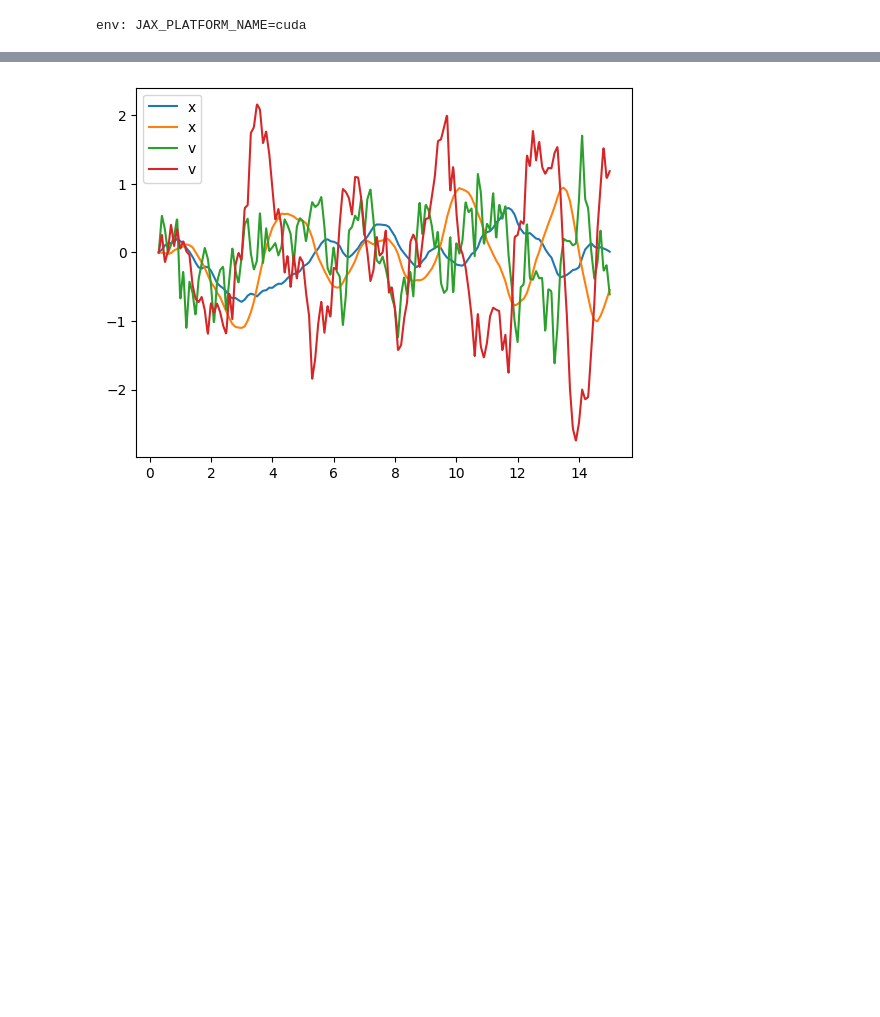
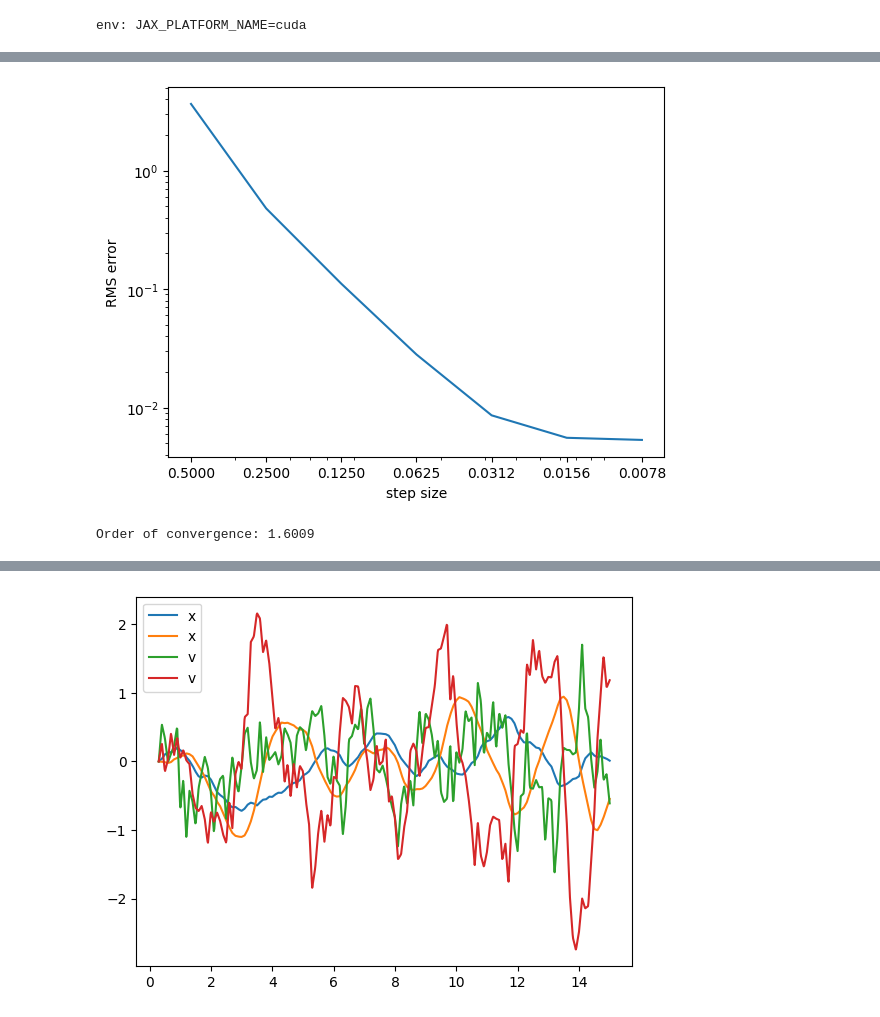
Before and after one commit to andyElking/diffrax_STLA, a Jupyter notebook: srk_trial.ipynb, the cells around one changed output, grey strips where cells are left out. Cells and saved outputs as stored; diff of their text form; code cells hidden in the pictures; blank space fills up the shorter version.

```diff
--- a/srk_trial.ipynb
+++ b/srk_trial.ipynb
@@ -80,0 +100,8 @@ env: JAX_PLATFORM_NAME=cuda
+# %%
+hs, ShARK_errs_time_hosc, _ = sde_solver_order(
+    keys, time_hosc, ShARK(), Heun(), 2**-12, hs=hs1
+)
+draw_order(hs, ShARK_errs_time_hosc)
+# %% [output]
+[figure, added]
+Order of convergence: 1.6009
```
Also changed, not shown: parts of 5 cells of this notebook, 3 other files.
